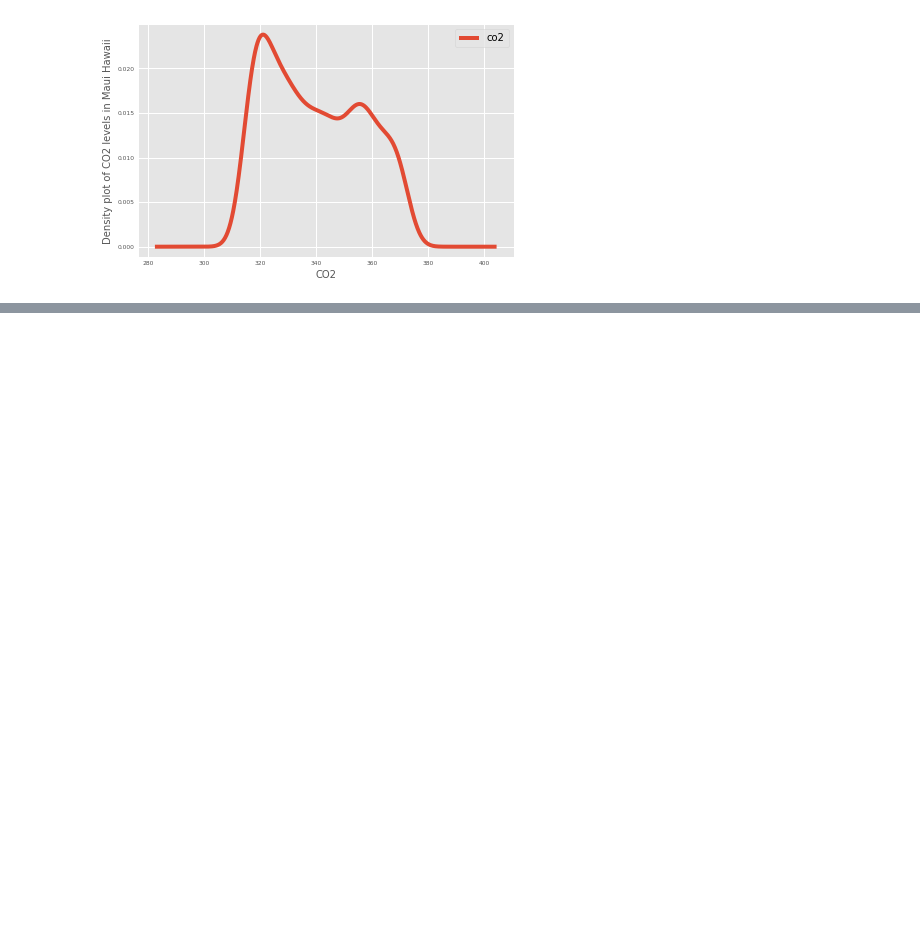
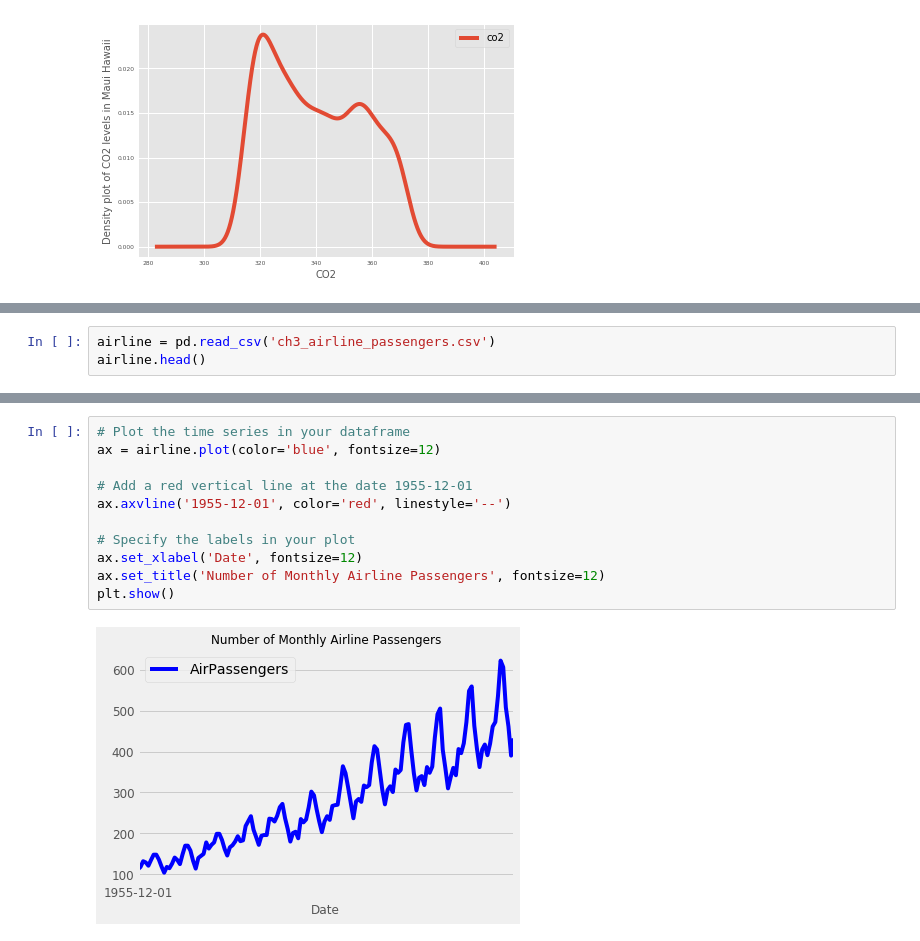
Before and after one commit to SANYAM1996/scatter-plotter, a Jupyter notebook: Datacamp/TIMESERIES_VISUAL.ipynb, the cells around one changed output, grey strips where cells are left out. Cells and saved outputs as stored; diff of their text form; blank space fills up the shorter version.

```diff
--- a/Datacamp/TIMESERIES_VISUAL.ipynb
+++ b/Datacamp/TIMESERIES_VISUAL.ipynb
@@ -278,0 +343,3 @@ plt.show()
+# %%
+airline = pd.read_csv('ch3_airline_passengers.csv')
+airline.head()
@@ -278,0 +353,13 @@ plt.show()
+# %%
+# Plot the time series in your dataframe
+ax = airline.plot(color='blue', fontsize=12)
+
+# Add a red vertical line at the date 1955-12-01
+ax.axvline('1955-12-01', color='red', linestyle='--')
+
+# Specify the labels in your plot
+ax.set_xlabel('Date', fontsize=12)
+ax.set_title('Number of Monthly Airline Passengers', fontsize=12)
+plt.show()
+# %% [output]
+[figure, added]
```
Also changed, not shown: parts of 26 cells of this notebook.
